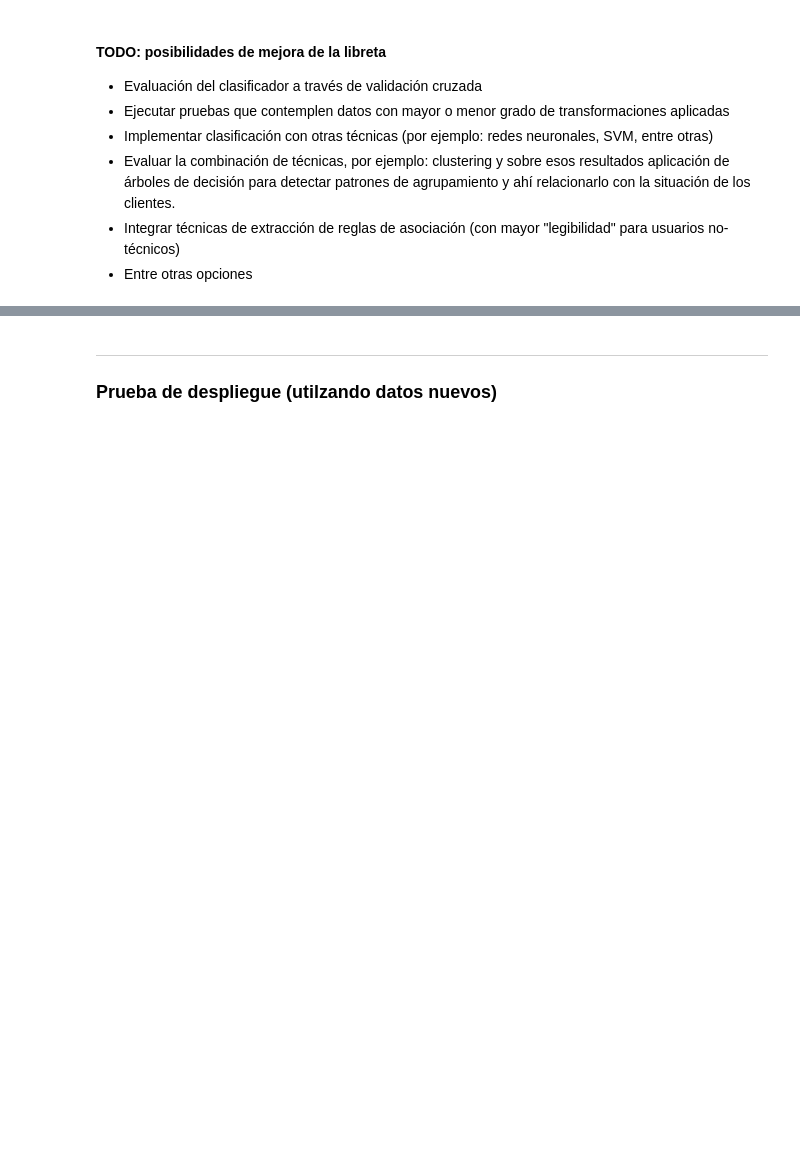
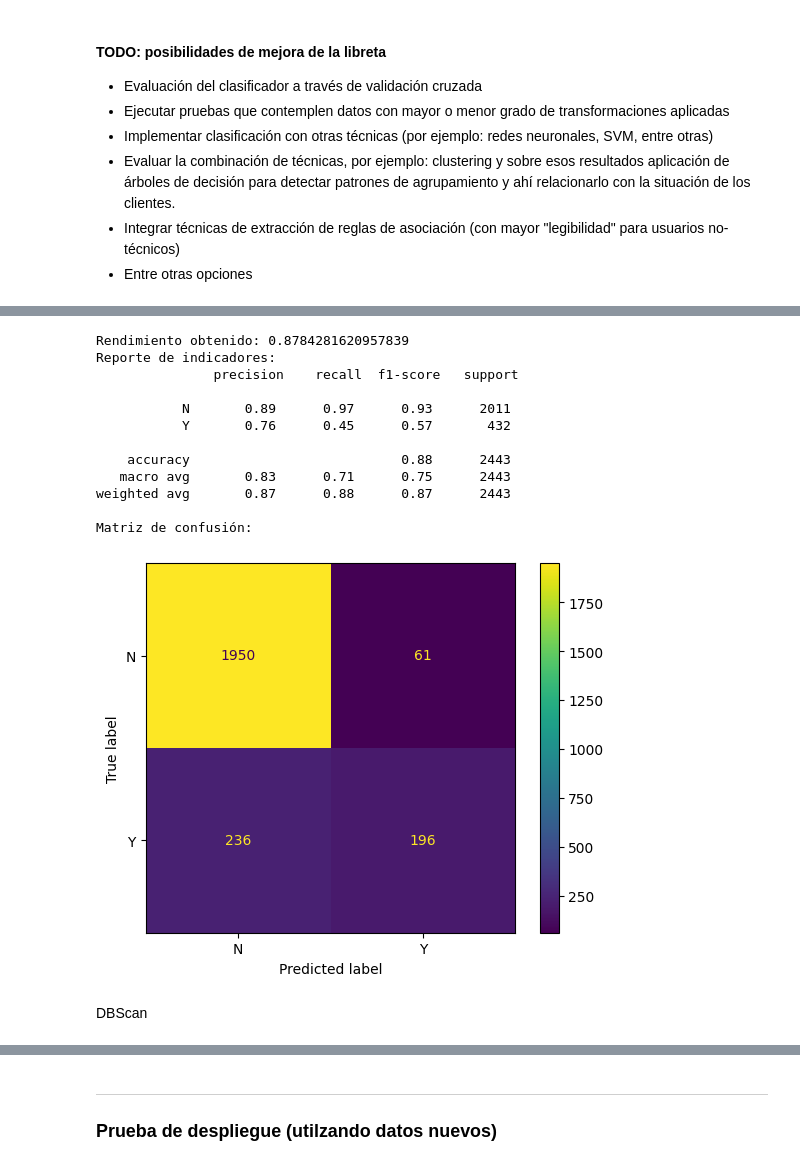
Before and after one commit to aasitimb/AP1_Repositorio, a Jupyter notebook: notebooks/04_Modelado_Evaluación/MD01 - Modelado.ipynb, the cells around one changed output, grey strips where cells are left out. Saved outputs shown, nothing was run; the diff lists cells and outputs as text; code cells hidden in the pictures; blank space fills up the shorter version.

```diff
--- a/notebooks/04_Modelado_Evaluación/MD01 - Modelado.ipynb
+++ b/notebooks/04_Modelado_Evaluación/MD01 - Modelado.ipynb
@@ -222,0 +421,24 @@ evaluar_modelo(dtc, test_data, test_labels)
+# %%
+from sklearn.ensemble import RandomForestClassifier
+
+with mlflow.start_run(run_name='Random Forest'):
+    rndf = RandomForestClassifier(n_estimators=8)
+    rndf.fit(train_data, train_labels)
+# %%
+evaluar_modelo(rndf, test_data, test_labels)
+# %% [output]
+Rendimiento obtenido: 0.8784281620957839
+Reporte de indicadores:
+               precision    recall  f1-score   support
+
+           N       0.89      0.97      0.93      2011
+           Y       0.76      0.45      0.57       432
+
+    accuracy                           0.88      2443
+   macro avg       0.83      0.71      0.75      2443
+weighted avg       0.87      0.88      0.87      2443
+
+Matriz de confusión:
+[figure, added]
+# %% [markdown]
+DBScan
```
Also changed, not shown: parts of 25 cells of this notebook.
